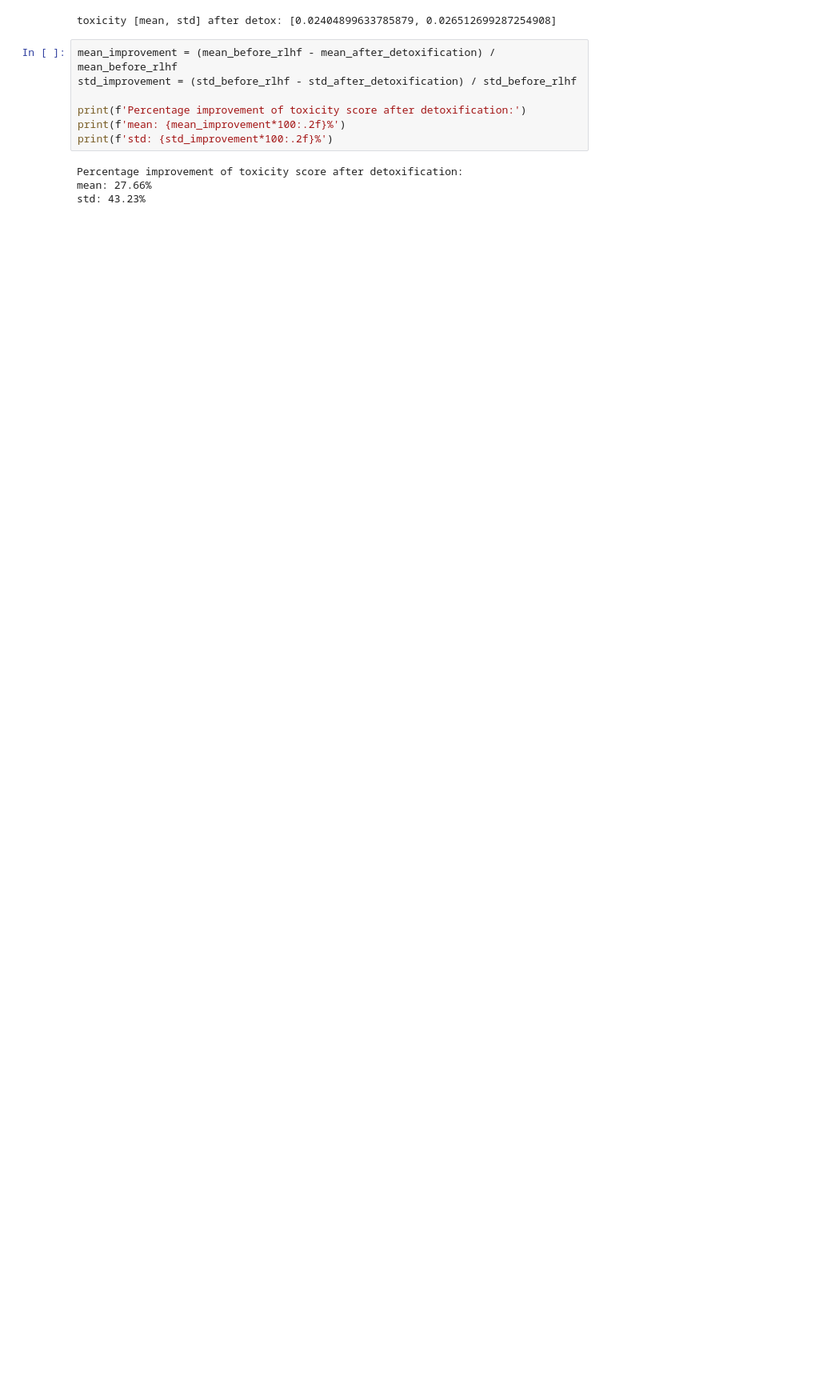
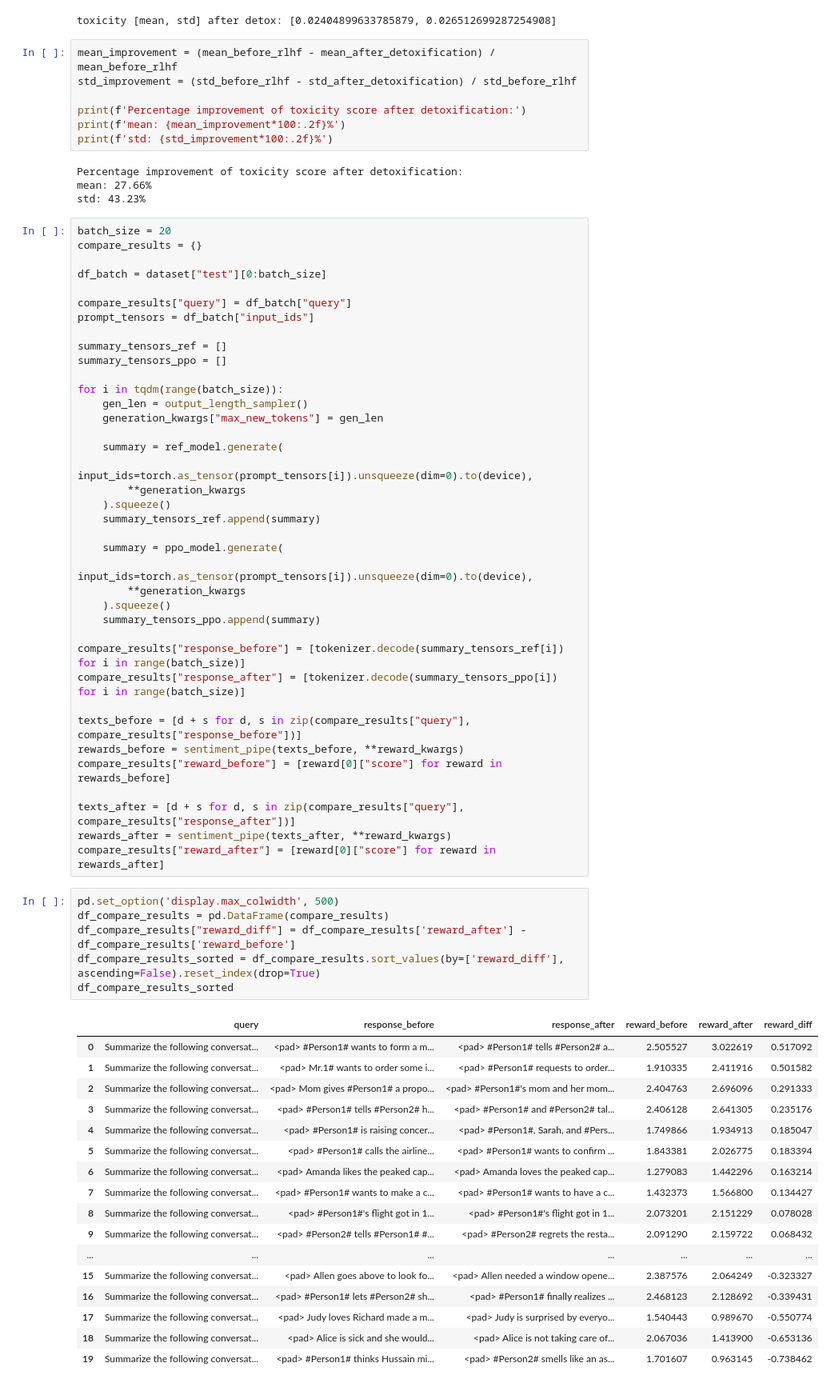
Before and after one commit to ivanluk914/RLHF-Dialogue-Summarizer-with-PPO-and-Reward-Model, a Jupyter notebook: dialogue_summeries_with_RLHF.ipynb, the cells around one changed output. Shown at 80% size. Saved outputs shown, nothing was run; the diff lists cells and outputs as text; blank space fills up the shorter version.

```diff
--- a/dialogue_summeries_with_RLHF.ipynb
+++ b/dialogue_summeries_with_RLHF.ipynb
@@ -457,3 +485,65 @@ print(f'std: {std_improvement*100:.2f}%')
 Percentage improvement of toxicity score after detoxification:
 mean: 27.66%
 std: 43.23%
+# %%
+batch_size = 20
+compare_results = {}
+
+df_batch = dataset["test"][0:batch_size]
+
+compare_results["query"] = df_batch["query"]
+prompt_tensors = df_batch["input_ids"]
+
+summary_tensors_ref = []
+summary_tensors_ppo = []
+
+for i in tqdm(range(batch_size)):
+    gen_len = output_length_sampler()
+    generation_kwargs["max_new_tokens"] = gen_len
+
+    summary = ref_model.generate(
+        input_ids=torch.as_tensor(prompt_tensors[i]).unsqueeze(dim=0).to(device),
+        **generation_kwargs
+    ).squeeze()
+    summary_tensors_ref.append(summary)
+
+    summary = ppo_model.generate(
+        input_ids=torch.as_tensor(prompt_tensors[i]).unsqueeze(dim=0).to(device),
+        **generation_kwargs
+    ).squeeze()
+    summary_tensors_ppo.append(summary)
+
+compare_results["response_before"] = [tokenizer.decode(summary_tensors_ref[i]) for i in range(batch_size)]
+compare_results["response_after"] = [tokenizer.decode(summary_tensors_ppo[i]) for i in range(batch_size)]
+
+texts_before = [d + s for d, s in zip(compare_results["query"], compare_results["response_before"])]
+rewards_before = sentiment_pipe(texts_before, **reward_kwargs)
+compare_results["reward_before"] = [reward[0]["score"] for reward in rewards_before]
+
+texts_after = [d + s for d, s in zip(compare_results["query"], compare_results["response_after"])]
+rewards_after = sentiment_pipe(texts_after, **reward_kwargs)
+compare_results["reward_after"] = [reward[0]["score"] for reward in rewards_after]
+# %%
+pd.set_option('display.max_colwidth', 500)
+df_compare_results = pd.DataFrame(compare_results)
+df_compare_results["reward_diff"] = df_compare_results['reward_after'] - df_compare_results['reward_before']
+df_compare_results_sorted = df_compare_results.sort_values(by=['reward_diff'], ascending=False).reset_index(drop=True)
+df_compare_results_sorted
+# %% [output]
+|  | query | response_before | response_after | reward_before | reward_after | reward_diff |
+| 0 | Summarize the following conversat... | <pad> #Person1# wants to form a m... | <pad> #Person1# tells #Person2# a... | 2.505527 | 3.022619 | 0.517092 |
+| 1 | Summarize the following conversat... | <pad> Mr.1# wants to order some i... | <pad> #Person1# requests to order... | 1.910335 | 2.411916 | 0.501582 |
+| 2 | Summarize the following conversat... | <pad> Mom gives #Person1# a propo... | <pad> #Person1#'s mom and her mom... | 2.404763 | 2.696096 | 0.291333 |
+| 3 | Summarize the following conversat... | <pad> #Person1# tells #Person2# h... | <pad> #Person1# and #Person2# tal... | 2.406128 | 2.641305 | 0.235176 |
+| 4 | Summarize the following conversat... | <pad> #Person1# is raising concer... | <pad> #Person1#, Sarah, and #Pers... | 1.749866 | 1.934913 | 0.185047 |
+| 5 | Summarize the following conversat... | <pad> #Person1# calls the airline... | <pad> #Person1# wants to confirm ... | 1.843381 | 2.026775 | 0.183394 |
+| 6 | Summarize the following conversat... | <pad> Amanda likes the peaked cap... | <pad> Amanda loves the peaked cap... | 1.279083 | 1.442296 | 0.163214 |
+| 7 | Summarize the following conversat... | <pad> #Person1# wants to make a c... | <pad> #Person1# wants to have a c... | 1.432373 | 1.566800 | 0.134427 |
+| 8 | Summarize the following conversat... | <pad> #Person1#'s flight got in 1... | <pad> #Person1#'s flight got in 1... | 2.073201 | 2.151229 | 0.078028 |
+| 9 | Summarize the following conversat... | <pad> #Person2# tells #Person1# #... | <pad> #Person2# regrets the resta... | 2.091290 | 2.159722 | 0.068432 |
+| ... | ... | ... | ... | ... | ... | ... |
+| 15 | Summarize the following conversat... | <pad> Allen goes above to look fo... | <pad> Allen needed a window opene... | 2.387576 | 2.064249 | -0.323327 |
+| 16 | Summarize the following conversat... | <pad> #Person1# lets #Person2# sh... | <pad> #Person1# finally realizes ... | 2.468123 | 2.128692 | -0.339431 |
+| 17 | Summarize the following conversat... | <pad> Judy loves Richard made a m... | <pad> Judy is surprised by everyo... | 1.540443 | 0.989670 | -0.550774 |
+| 18 | Summarize the following conversat... | <pad> Alice is sick and she would... | <pad> Alice is not taking care of... | 2.067036 | 1.413900 | -0.653136 |
+| 19 | Summarize the following conversat... | <pad> #Person1# thinks Hussain mi... | <pad> #Person2# smells like an as... | 1.701607 | 0.963145 | -0.738462 |
```
Also changed, not shown: parts of 7 cells of this notebook.
